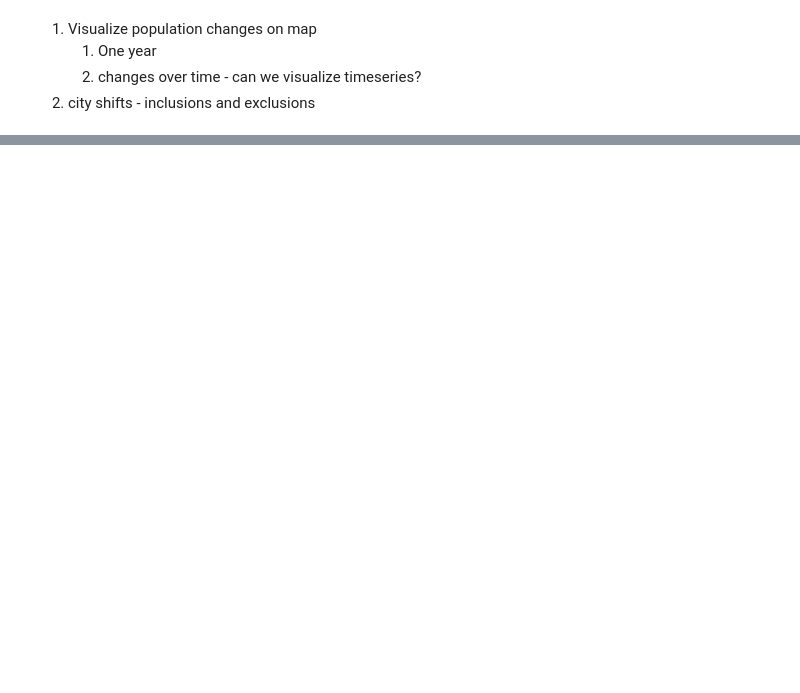
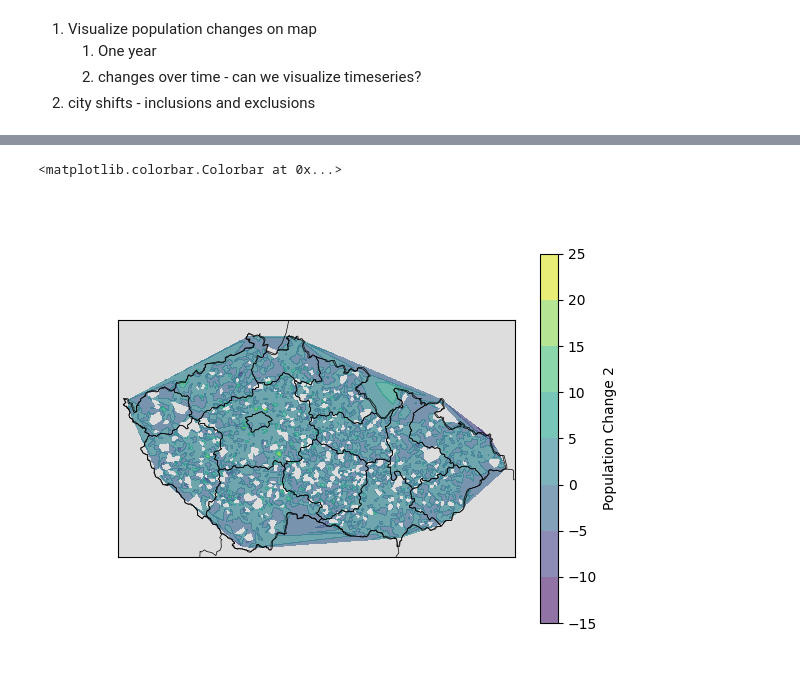
Before and after one commit to michael-sevcik/data-science, a Jupyter notebook: population_changes.ipynb, the cells around one changed output, grey strips where cells are left out. Drawn from its saved outputs; the diff is of its cells as text; code cells hidden in the pictures; blank space fills up the shorter version.

```diff
--- a/population_changes.ipynb
+++ b/population_changes.ipynb
@@ -96,0 +115,25 @@ OSError: cannot locate shapefiles/countries.shp
+# %%
+
+m, ax, fig2 = create_CZ_map()
+# Convert latitude and longitude to map projection coordinates
+x, y = m(data2020['lons'].values, data2020['lats'].values)
+
+
+
+# Create a grid for the contour plot
+xi = np.linspace(min(x), max(x), 500)
+yi = np.linspace(min(y), max(y), 500)
+xi, yi = np.meshgrid(xi, yi)
+
+# Interpolate the population change data onto the grid
+zi = griddata((x, y), total_changes_norm, (xi, yi), method='linear')
+
+# Plot the contour map
+cs = m.contourf(xi, yi, zi, cmap='viridis', alpha=0.6)
+plt.colorbar(cs, label='Population Change 2')
+
+
+# ax.show()
+# %% [output]
+<matplotlib.colorbar.Colorbar at 0x...>
+[figure, added]
```
Also changed, not shown: parts of 11 cells of this notebook, 1 other file.
